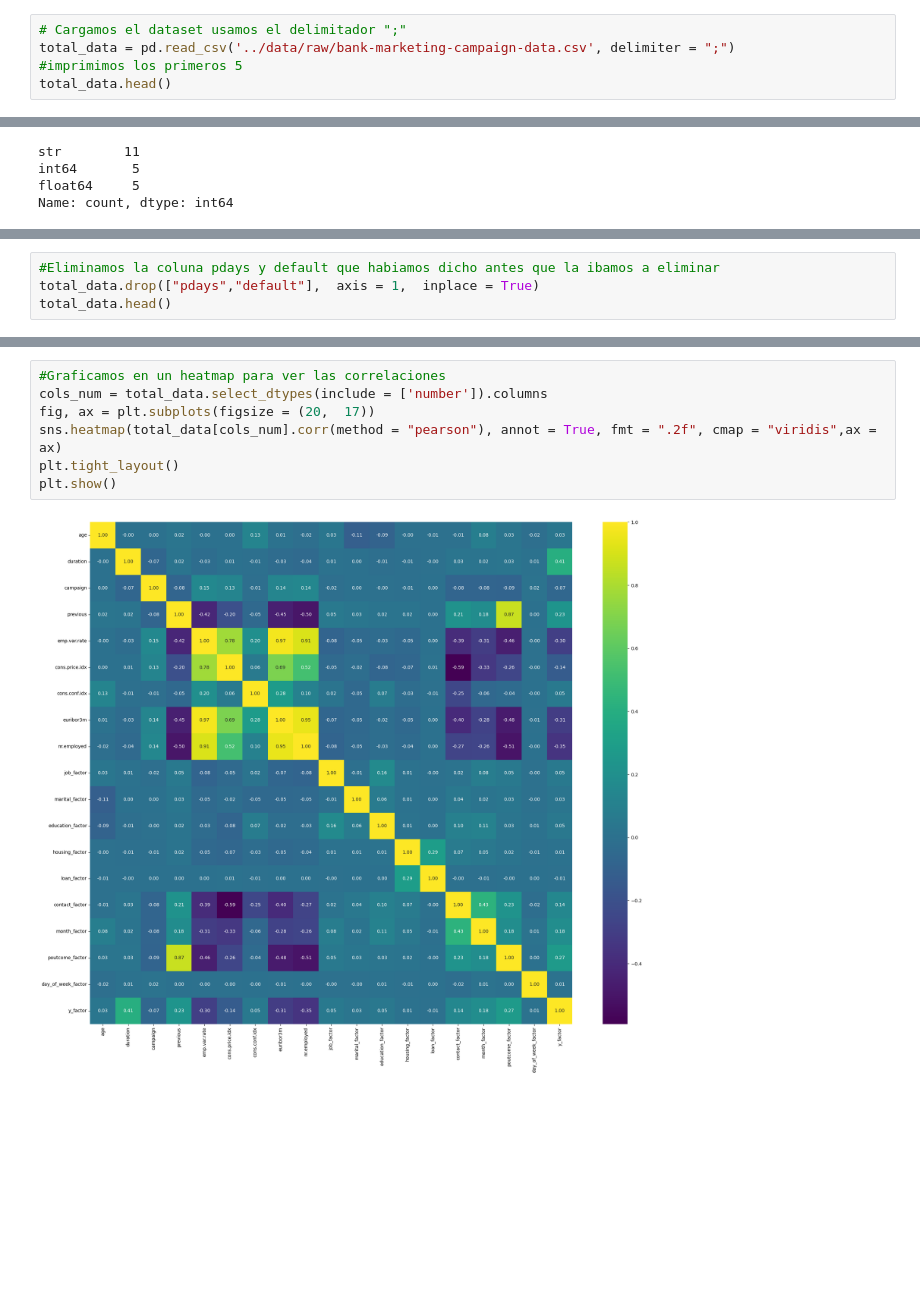
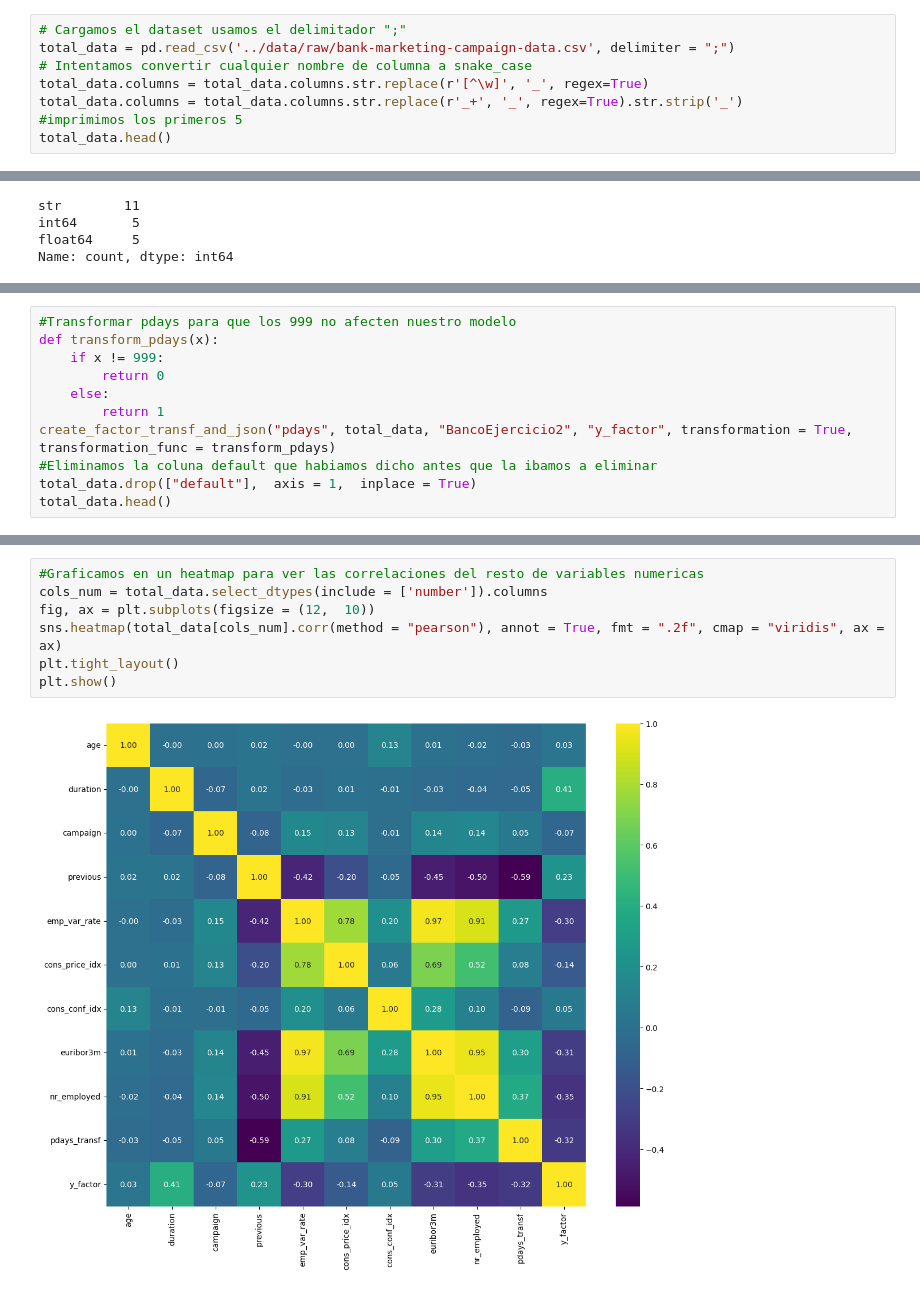
Before and after one commit to 4GeeksAcademy/andrupax94-intro-ml, a Jupyter notebook: src/01-logistic-regression-bank-marketing-campaign-data.ipynb, the cells around one changed output, grey strips where cells are left out. Cells and saved outputs as stored; diff of their text form; blank space fills up the shorter version.

Commit message:
Ajustes al ejercicio 1 quite el ramdon fores e intente mejorar el logistigregretion que ya estaba.

```diff
--- a/src/01-logistic-regression-bank-marketing-campaign-data.ipynb
+++ b/src/01-logistic-regression-bank-marketing-campaign-data.ipynb
@@ -71,6 +72,9 @@ from utils import create_factor_transf_and_json, prepare_test_data, train_print_
 # %%
 # Cargamos el dataset usamos el delimitador ";"
 total_data = pd.read_csv('../data/raw/bank-marketing-campaign-data.csv', delimiter = ";")
+# Intentamos convertir cualquier nombre de columna a snake_case
+total_data.columns = total_data.columns.str.replace(r'[^\w]', '_', regex=True)
+total_data.columns = total_data.columns.str.replace(r'_+', '_', regex=True).str.strip('_')
 #imprimimos los primeros 5
 total_data.head()
 # %% [output]
@@ -295,5 +285,12 @@ plt.show()
 # %%
-#Eliminamos la coluna pdays y default que habiamos dicho antes que la ibamos a eliminar
-total_data.drop(["pdays","default"],  axis = 1,  inplace = True)
+#Transformar pdays para que los 999 no afecten nuestro modelo
+def transform_pdays(x):
+    if x != 999:
+        return 0
+    else:
+        return 1
+create_factor_transf_and_json("pdays", total_data, "BancoEjercicio2", "y_factor", transformation = True, transformation_func = transform_pdays)
+#Eliminamos la coluna default que habiamos dicho antes que la ibamos a eliminar
+total_data.drop(["default"],  axis = 1,  inplace = True)
 total_data.head()
 # %% [output]
@@ -306,10 +305,10 @@ total_data.head()
 # %%
-#Graficamos en un heatmap para ver las correlaciones
+#Graficamos en un heatmap para ver las correlaciones del resto de variables numericas
 cols_num = total_data.select_dtypes(include = ['number']).columns
-fig, ax = plt.subplots(figsize = (20,  17))
-sns.heatmap(total_data[cols_num].corr(method = "pearson"), annot = True, fmt = ".2f", cmap = "viridis",ax = ax)
+fig, ax = plt.subplots(figsize = (12,  10))
+sns.heatmap(total_data[cols_num].corr(method = "pearson"), annot = True, fmt = ".2f", cmap = "viridis", ax = ax)
 plt.tight_layout()
 plt.show()
 # %% [output]
-[figure, old version]
+[figure, new version]
 # %% [markdown]
```
Also changed, not shown: parts of 22 cells of this notebook, 3 other files.
